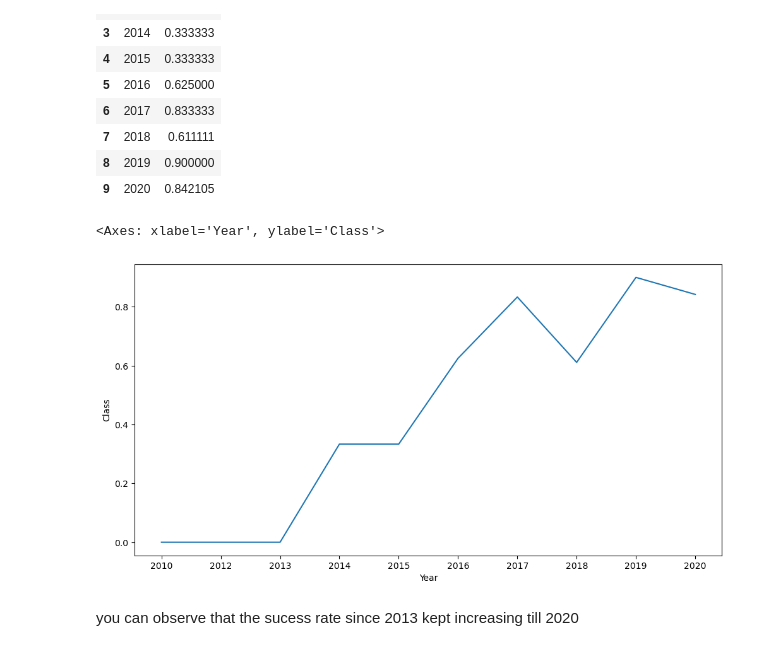
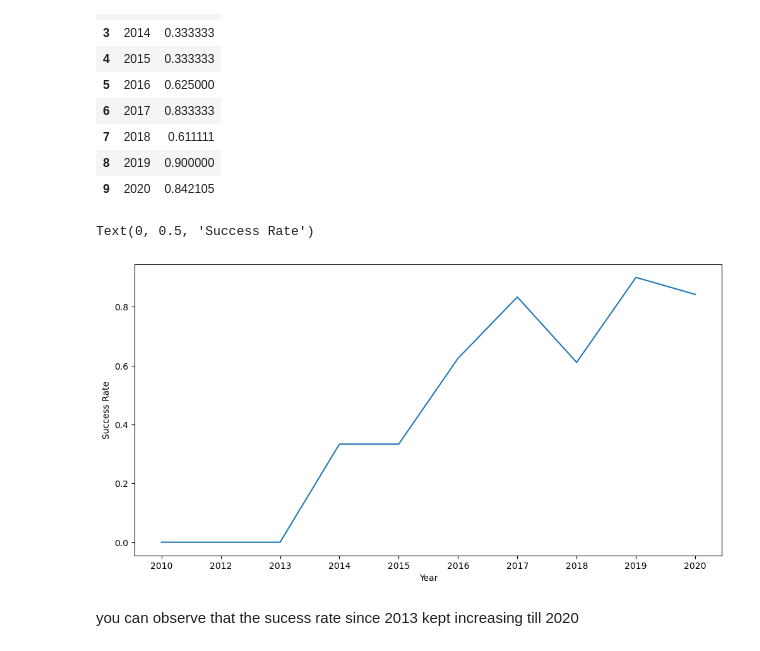
Before and after one commit to coecassio/SpaceXFalcon9LandingPrediction, a Jupyter notebook: Applied Data Science Capstone/2. Exploratory Data Analysis (EDA)/jupyter-labs-eda-dataviz.ipynb, the cells around one changed output. Cells and saved outputs as stored; diff of their text form; code cells hidden in the pictures.

```diff
--- a/Applied Data Science Capstone/2. Exploratory Data Analysis (EDA)/jupyter-labs-eda-dataviz.ipynb
+++ b/Applied Data Science Capstone/2. Exploratory Data Analysis (EDA)/jupyter-labs-eda-dataviz.ipynb
@@ -228,10 +234,12 @@ success_df
 # %%
 # Plot a line chart with x axis to be the extracted year and y axis to be the success rate
 plt.figure(figsize=(12,6))
 sns.lineplot(data=success_df,x='Year',y='Class')
+plt.xlabel("Year")
+plt.ylabel("Success Rate")
 # %% [output]
-<Axes: xlabel='Year', ylabel='Class'>
+Text(0, 0.5, 'Success Rate')
-[figure, old version]
+[figure, new version]
 # %% [markdown]
 you can observe that the sucess rate since 2013 kept increasing till 2020
 # %% [markdown]
```
Also changed, not shown: parts of 5 cells of this notebook, 1 other file.
